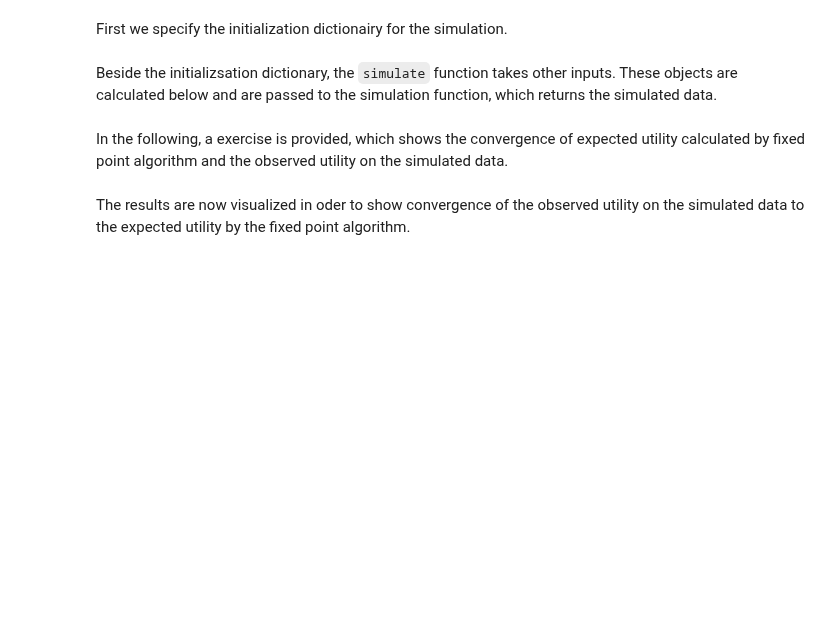
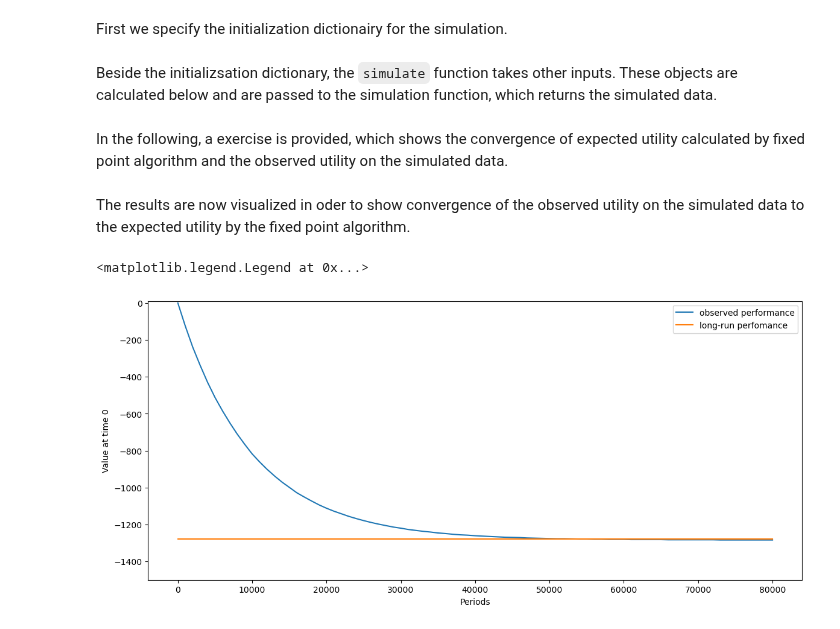
Before and after one commit to OpenSourceEconomics/ruspy, a Jupyter notebook: docs/source/tutorials/simulation/simulation_convergence.ipynb, the cells around one changed output. Cells and saved outputs as stored; diff of their text form; code cells hidden in the pictures; blank space fills up the shorter version.

```diff
--- a/docs/source/tutorials/simulation/simulation_convergence.ipynb
+++ b/docs/source/tutorials/simulation/simulation_convergence.ipynb
@@ -51,16 +49,9 @@ df = simulate(init_dict["simulation"], ev, costs, trans_mat)
 In the following, a exercise is provided, which shows the convergence of expected utility calculated by fixed point algorithm and the observed utility on the simulated data.
 # %%
 # Provide a discounting function.
-def discount_utility(df, max_period, disc_fac):
-    v = 0.0
-    for i in df.index.levels[0]:
-        v += np.sum(
-            np.multiply(
-                disc_fac ** np.arange(max_period),
-                df.xs([i]).loc[: max_period - 1, "utilities"],
-            )
-        )
-    return v / len(df.index.levels[0])
+def discount_utility(df, disc_fac):
+    v = ((disc_fac ** df.index.get_level_values("period")) * df["utilities"]).sum()
+    return v / df.index.get_level_values("Bus_ID").nunique()
 # %%
 # Discount the utility of the observed data
 num_points = int(num_periods / gridsize) + 1
@@ -69,23 +60,24 @@ periods = np.arange(0, num_periods + gridsize, gridsize)
 
 v_disc = np.zeros_like(periods)
 for i, period in enumerate(periods[1:]):
-    v_disc[i + 1] = discount_utility(df, period, disc_fac)
+    v_disc[i + 1] = discount_utility(df[df.index.get_level_values("period") <= period], disc_fac)
 # %%
 # Create an array containing the expected long-run performance.
 v_exp = np.full(num_points, ev[0])
 # %% [markdown]
 The results are now visualized in oder to show convergence of the observed utility on the simulated data to the expected utility by the fixed point algorithm.
 # %%
-ax = plt.figure(figsize=(14, 6))
+fig, ax = plt.subplots(figsize=(14, 6))
 
-ax1 = ax.add_subplot(111)
+ax.set_ylim([-1500, 10])
 
-ax1.set_ylim([-1500, 10])
+ax.set_ylabel(r"Value at time 0")
+ax.set_xlabel(r"Periods")
 
-ax1.set_ylabel(r"Value at time 0")
-ax1.set_xlabel(r"Periods")
+ax.plot(periods, v_disc, color="#1f77b4", label="observed performance")
+ax.plot(periods, v_exp, color="#ff7f0e", label="long-run perfomance")
 
-ax1.plot(periods, v_disc, color="#1f77b4", label="observed performance")
-ax1.plot(periods, v_exp, color="#ff7f0e", label="long-run perfomance")
-
-plt.tight_layout()
+ax.legend()
+# %% [output]
+<matplotlib.legend.Legend at 0x...>
+[figure, added]
```
Also changed, not shown: parts of 1 cell of this notebook, 5 other files.
